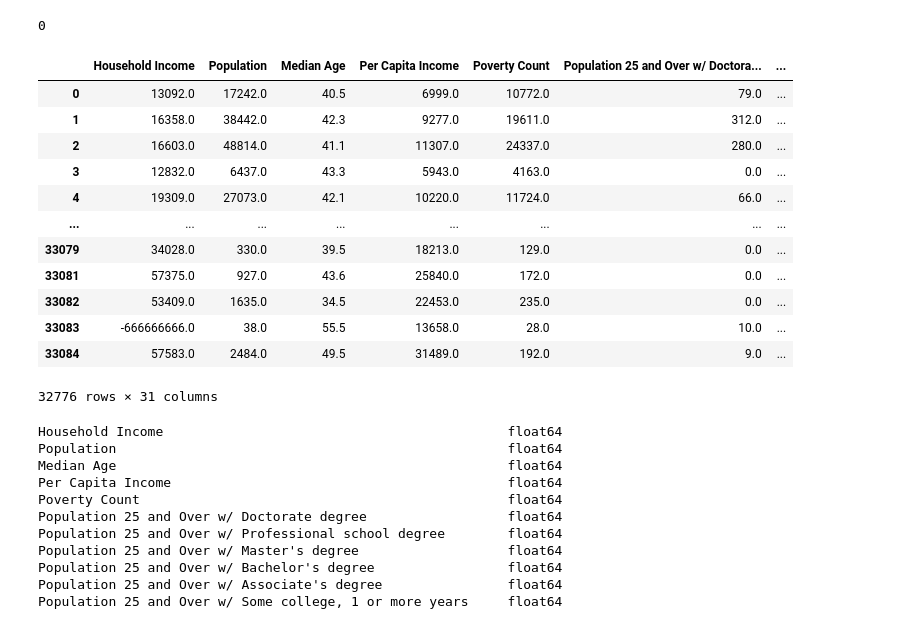
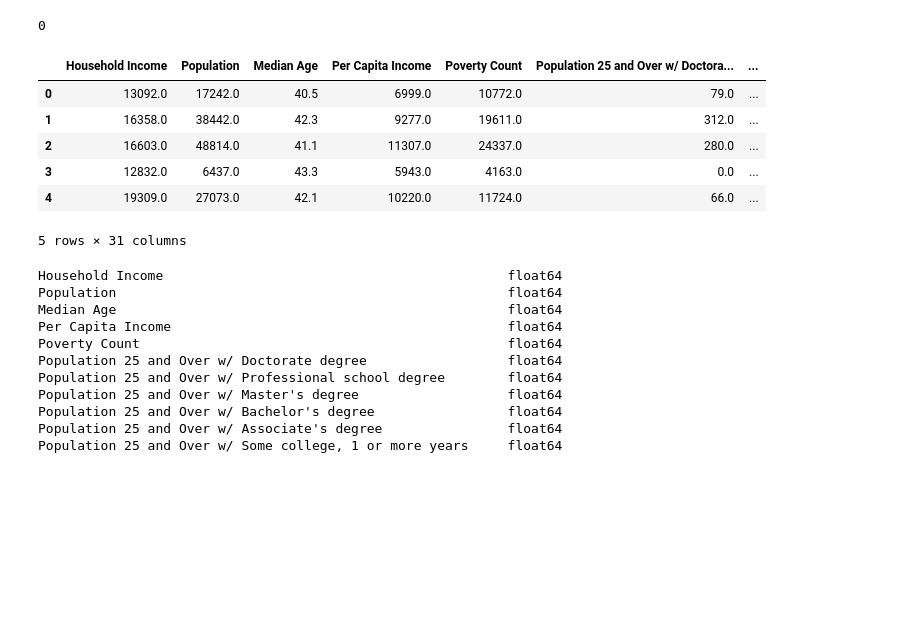
Before and after one commit to JamesRucker/Final_Project_Dilapidation_and_Housing_Prices, a Jupyter notebook: data/Census_Data.ipynb, the cells around one changed output. Cells and saved outputs as stored; diff of their text form; code cells hidden in the pictures; blank space fills up the shorter version.

```diff
--- a/data/Census_Data.ipynb
+++ b/data/Census_Data.ipynb
@@ -71,21 +65,15 @@ len(census_raw[census_raw.duplicated(["Zip Code Tabulation Area"])])
 # %%
 # Rows with empty values are dropped
 census_no_na = census_raw.dropna()
-census_no_na
+census_no_na.head()
 # %% [output]
 |  | Household Income | Population | Median Age | Per Capita Income | Poverty Count | Population 25 and Over w/ Doctora... | ... |
 | 0 | 13092.0 | 17242.0 | 40.5 | 6999.0 | 10772.0 | 79.0 | ... |
 | 1 | 16358.0 | 38442.0 | 42.3 | 9277.0 | 19611.0 | 312.0 | ... |
 | 2 | 16603.0 | 48814.0 | 41.1 | 11307.0 | 24337.0 | 280.0 | ... |
 | 3 | 12832.0 | 6437.0 | 43.3 | 5943.0 | 4163.0 | 0.0 | ... |
 | 4 | 19309.0 | 27073.0 | 42.1 | 10220.0 | 11724.0 | 66.0 | ... |
-| ... | ... | ... | ... | ... | ... | ... | ... |
-| 33079 | 34028.0 | 330.0 | 39.5 | 18213.0 | 129.0 | 0.0 | ... |
-| 33081 | 57375.0 | 927.0 | 43.6 | 25840.0 | 172.0 | 0.0 | ... |
-| 33082 | 53409.0 | 1635.0 | 34.5 | 22453.0 | 235.0 | 0.0 | ... |
-| 33083 | -666666666.0 | 38.0 | 55.5 | 13658.0 | 28.0 | 10.0 | ... |
-| 33084 | 57583.0 | 2484.0 | 49.5 | 31489.0 | 192.0 | 9.0 | ... |
-32776 rows × 31 columns
+5 rows × 31 columns
 # %%
 # Force all dtypes to float
 census_no_na = census_no_na.astype(float)
```
Also changed, not shown: parts of 2 cells of this notebook.
